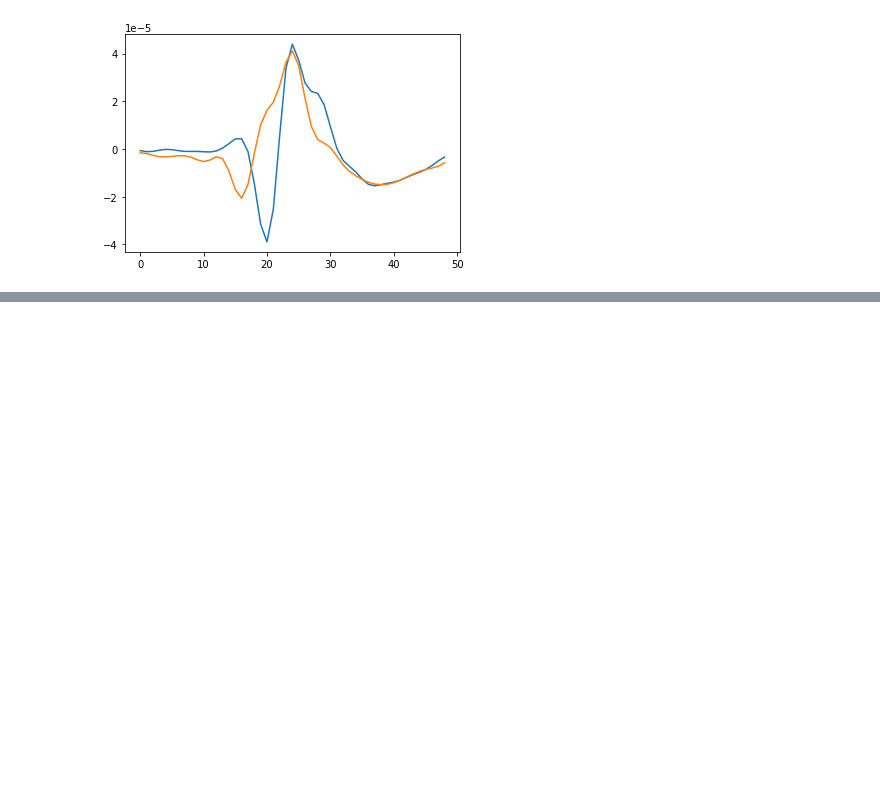
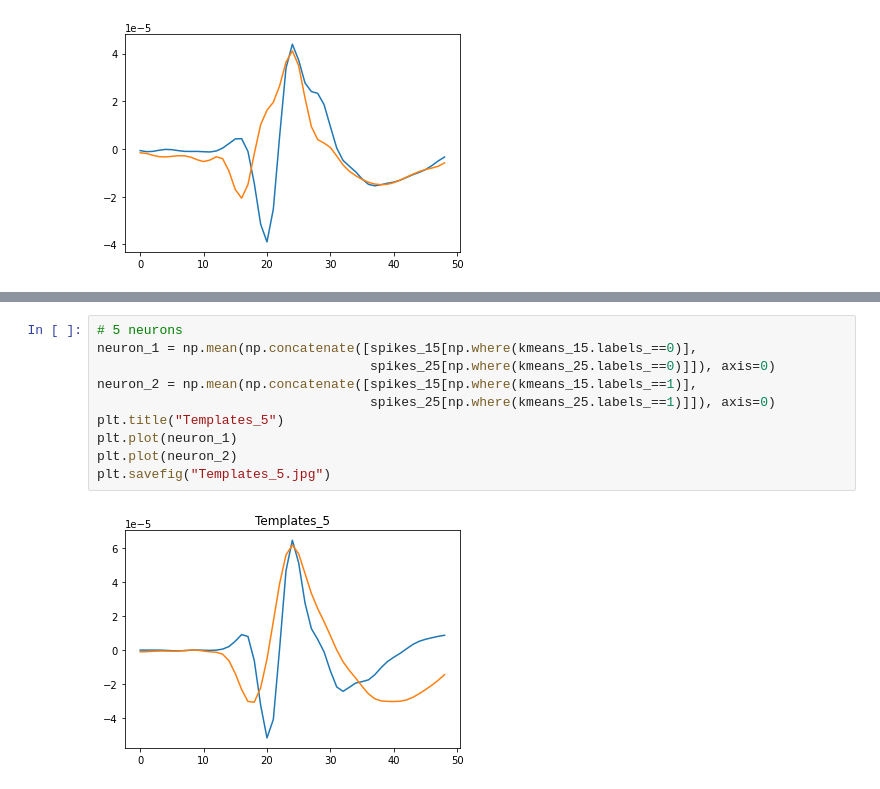
Before and after one commit to eslamHegazy/spike-sorting, a Jupyter notebook: a3.ipynb, the cells around one changed output, grey strips where cells are left out. Saved outputs shown, nothing was run; the diff lists cells and outputs as text; blank space fills up the shorter version.

```diff
--- a/a3.ipynb
+++ b/a3.ipynb
@@ -136,0 +160,12 @@ for y in np.unique(kmeans_25.labels_):
+# %%
+# 5 neurons
+neuron_1 = np.mean(np.concatenate([spikes_15[np.where(kmeans_15.labels_==0)],
+                                   spikes_25[np.where(kmeans_25.labels_==0)]]), axis=0)
+neuron_2 = np.mean(np.concatenate([spikes_15[np.where(kmeans_15.labels_==1)],
+                                   spikes_25[np.where(kmeans_25.labels_==1)]]), axis=0)
+plt.title("Templates_5")
+plt.plot(neuron_1)
+plt.plot(neuron_2)
+plt.savefig("Templates_5.jpg")
+# %% [output]
+[figure, added]
```
Also changed, not shown: parts of 5 cells of this notebook, 6 other files.
